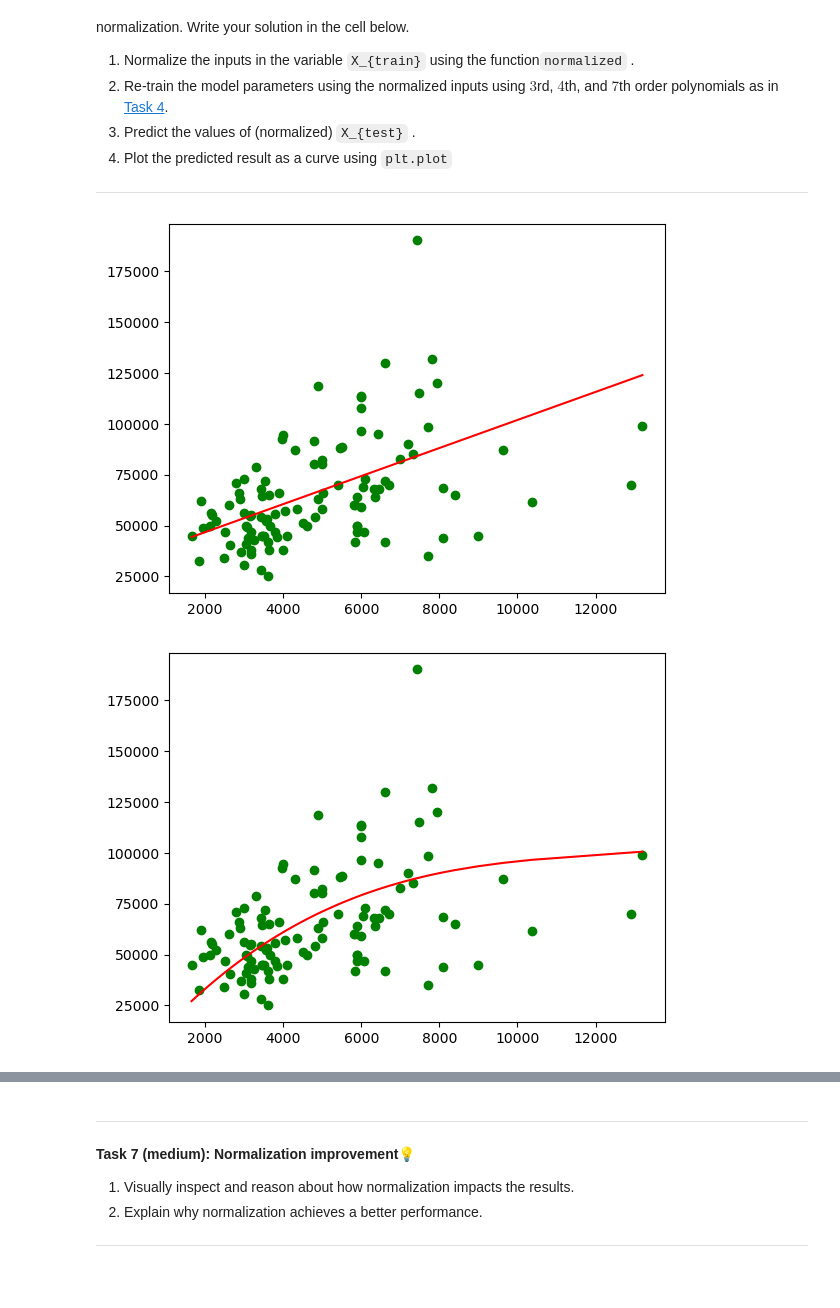
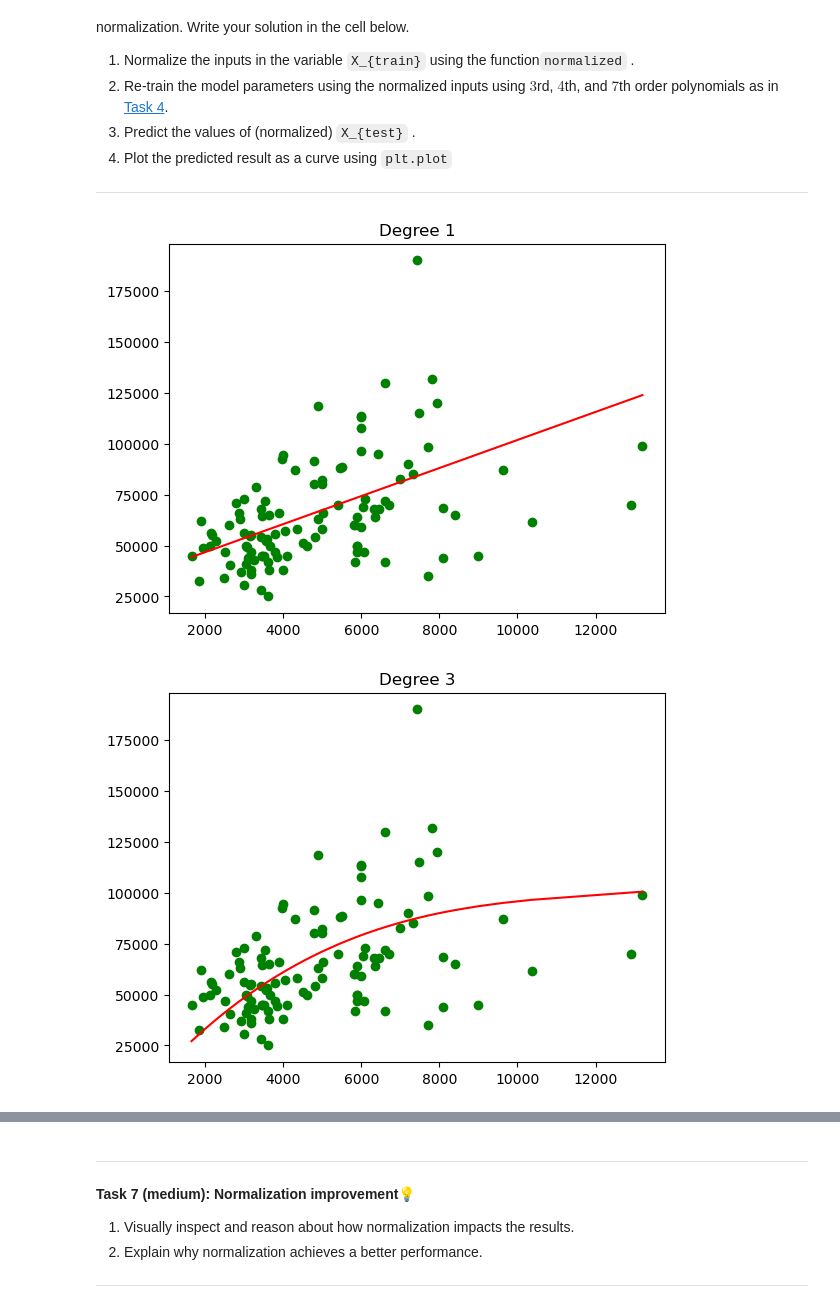
Before and after one commit to ClaraSoenderborg/IML-exercises, a Jupyter notebook: W07/01-polynomial_regression.ipynb, the cells around one changed output, grey strips where cells are left out. Drawn from its saved outputs; the diff is of its cells as text; code cells hidden in the pictures; blank space fills up the shorter version.

```diff
--- a/W07/01-polynomial_regression.ipynb
+++ b/W07/01-polynomial_regression.ipynb
@@ -266,23 +266,24 @@ In this task you will redo [Task 4](#learn) using normalization. Write your solu
 # %%
 # (1) Normalize the inputs
 X_train_normalise = normalized(X_train)
 X_test_normalise = normalized(X_test)
 
 # (2) Learn parameters and predict y-values
 for i in [1, 3, 4, 7, 11]:
     w = train(X_train_normalise, y_train, i)
 
     y_predicted = predict(X_test_normalise, w, i)
 
     # Sort X_test and corresponding y_predicted for a smooth plot
     sorted_indices = np.argsort(X_test)
     X_test_sorted = X_test[sorted_indices]
     y_predicted_sorted = y_predicted[sorted_indices]
 
     # (3) Plot predicted values
     plt.scatter(X_test, y_test, c="g")
     plt.plot(X_test_sorted, y_predicted_sorted, "r")  # Sorted for a clean plot
+    plt.title('Degree %i' %i)
     plt.show()
 # %% [output]
-[figure, old version]
+[figure, new version]
-[figure, old version]
+[figure, new version]
```
Also changed, not shown: parts of 2 cells of this notebook, 8 other files.
